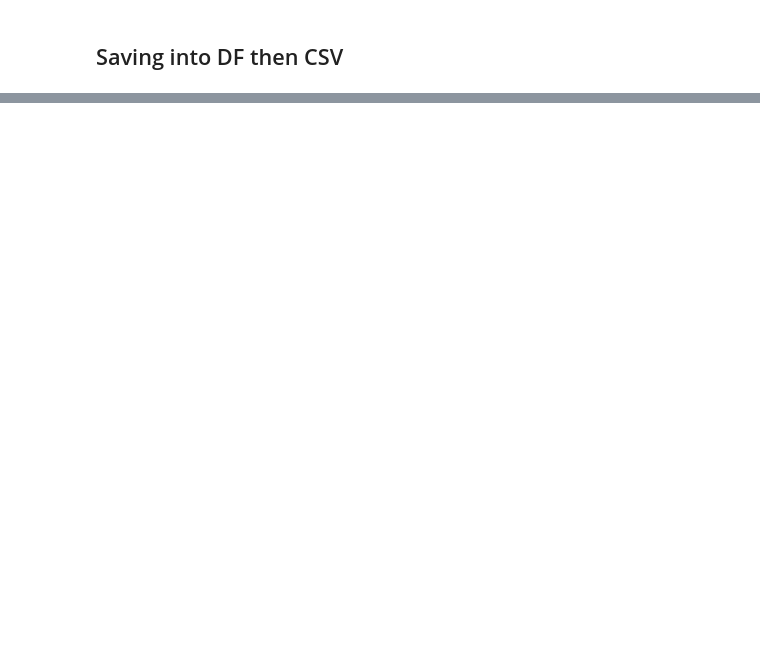
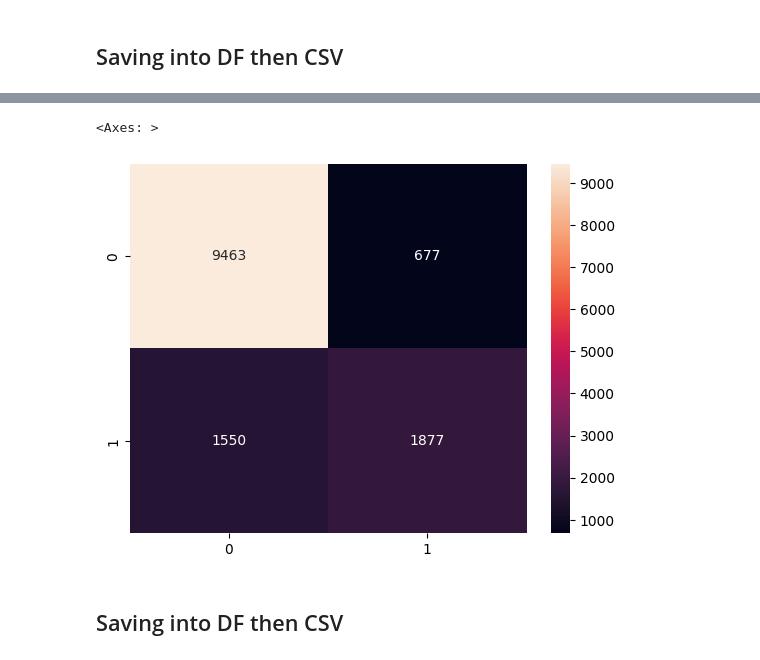
Before and after one commit to limafernando/falsb4mpa, a Jupyter notebook: falsb4mpa/benchmark/adult_mpa-unfair_lr.ipynb, the cells around one changed output, grey strips where cells are left out. Saved outputs shown, nothing was run; the diff lists cells and outputs as text; code cells hidden in the pictures; blank space fills up the shorter version.

```diff
--- a/falsb4mpa/benchmark/adult_mpa-unfair_lr.ipynb
+++ b/falsb4mpa/benchmark/adult_mpa-unfair_lr.ipynb
@@ -105,0 +112,26 @@ result_df
+# %%
+results= []
+for cv_seed in cv_seeds:
+        x_train, x_test, y_train, y_test, a_train, a_test = train_test_split(
+                x, y, a, test_size=0.3, random_state=cv_seed
+        )
+        y_train = y_train.ravel()
+        y_test = y_test.ravel()
+
+        model = UnfairLogisticRegression(epochs, learning_rate)
+        model.fit(x_train, y_train)
+
+        Y_hat = model.predict(x_test)
+
+        clas_acc, dp, deqodds, deqopp, confusion_matrix  = compute_metrics(Y=y_test, A=a_test, Y_hat=Y_hat.reshape(y_test.shape), adim=adim)
+
+        fair_metrics = (dp, deqodds, deqopp)
+
+        tradeoff = []
+
+        for fair_metric in fair_metrics:
+                tradeoff.append(compute_tradeoff(clas_acc, fair_metric))
+
+        result = ['UnfairLR-decay', cv_seed, clas_acc, dp, deqodds, deqopp, tradeoff[0], tradeoff[1], tradeoff[2]]
+
+        results.append(result)
@@ -105,0 +156,7 @@ result_df
+# %%
+sns.heatmap(confusion_matrix, annot=True, fmt='g')
+# %% [output]
+<Axes: >
+[figure, added]
+# %% [markdown]
+## Saving into DF then CSV
```
Also changed, not shown: parts of 10 cells of this notebook, 3 other files.
